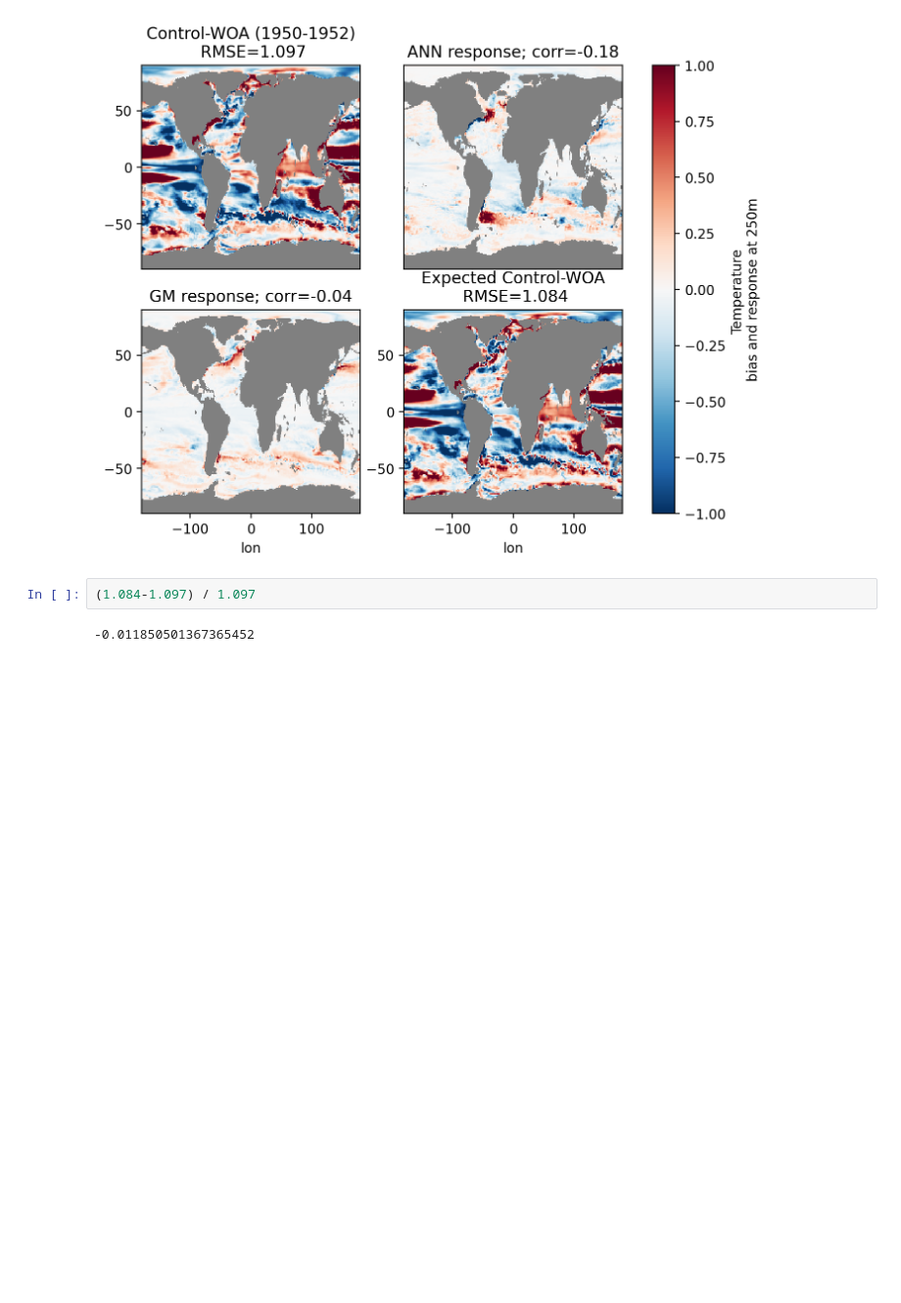
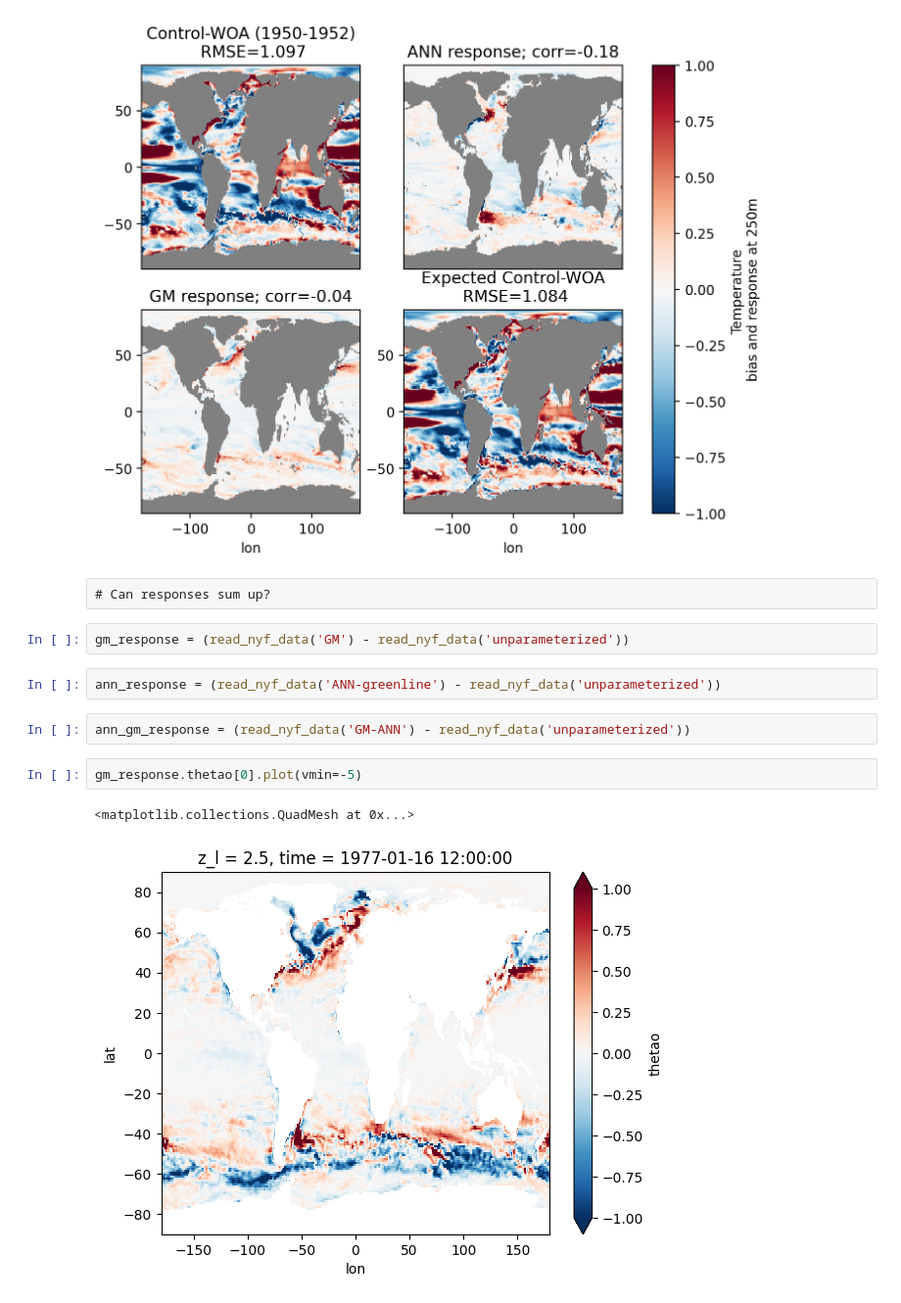
Before and after one commit to m2lines/calibration-MOM6, a Jupyter notebook: notebooks/parameter-assimilation-OM4.ipynb, the cells around one changed output. Shown at 98% size. Saved outputs shown, nothing was run; the diff lists cells and outputs as text; blank space fills up the shorter version.

```diff
--- a/notebooks/parameter-assimilation-OM4.ipynb
+++ b/notebooks/parameter-assimilation-OM4.ipynb
@@ -329,7 +329,16 @@ plt.colorbar(im, ax=plt.gcf().axes, label='Temperature \nbias and response at 25
 # %% [output]
 <matplotlib.colorbar.Colorbar at 0x...>
 [figure]
-# %%
-(1.084-1.097) / 1.097
-# %% [output]
--0.011850501367365452
+# %% [raw]
+# Can responses sum up?
+# %%
+gm_response = (read_nyf_data('GM') - read_nyf_data('unparameterized'))
+# %%
+ann_response = (read_nyf_data('ANN-greenline') - read_nyf_data('unparameterized'))
+# %%
+ann_gm_response = (read_nyf_data('GM-ANN') - read_nyf_data('unparameterized'))
+# %%
+gm_response.thetao[0].plot(vmin=-5)
+# %% [output]
+<matplotlib.collections.QuadMesh at 0x...>
+[figure, added]
```
Also changed, not shown: parts of 16 cells of this notebook, 16 other files.
